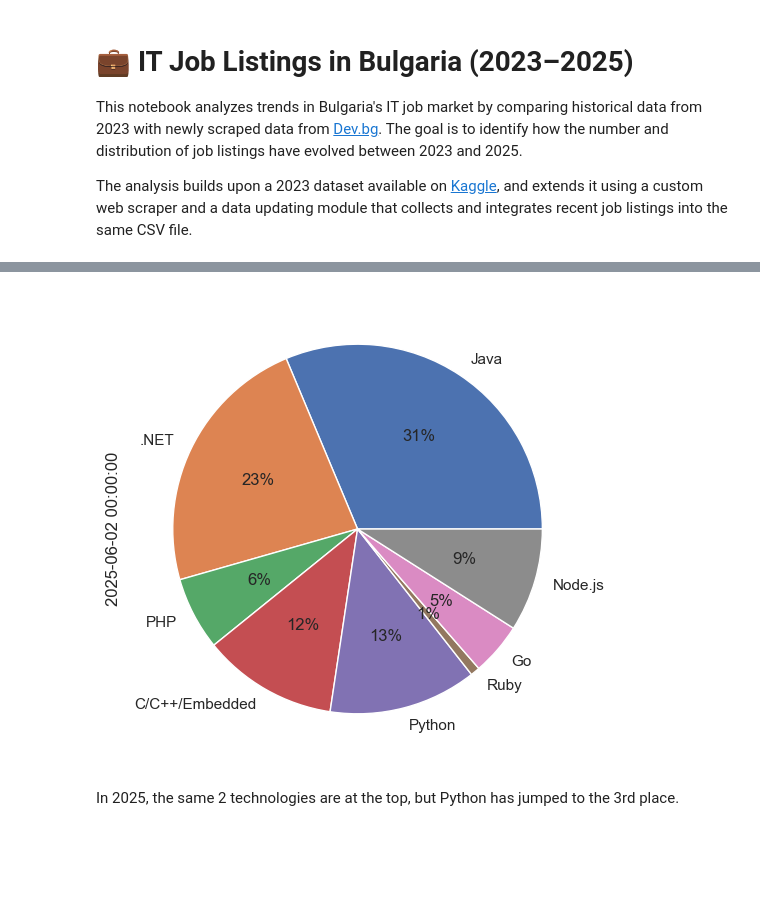
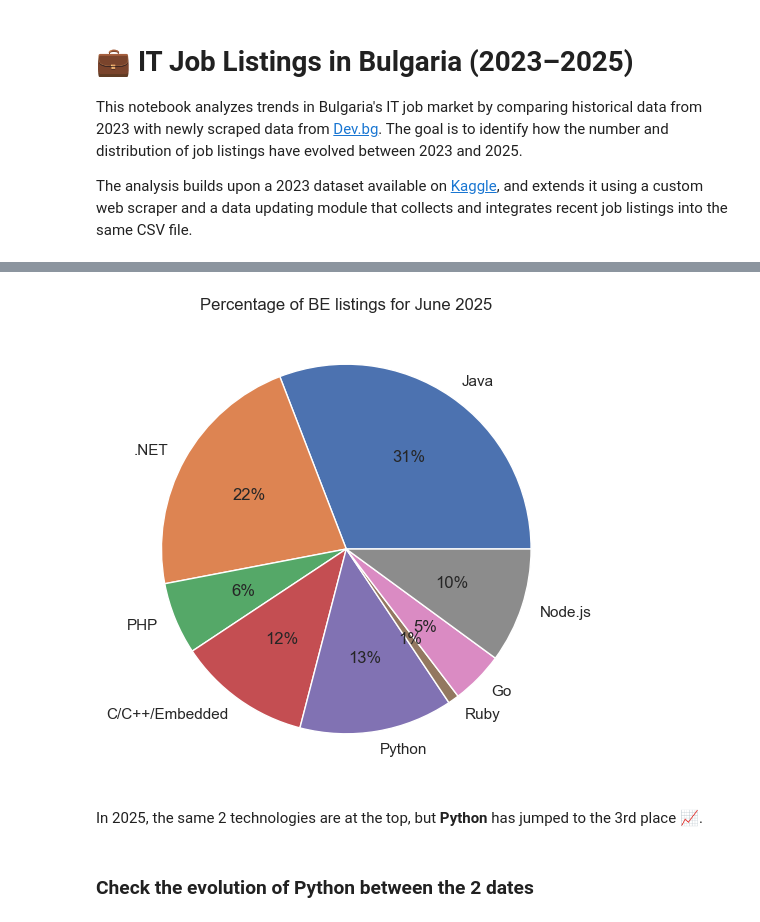
Before and after one commit to Corentin-dupriez/bg-tech-jobs, a Jupyter notebook: Untitled.ipynb, the cells around one changed output, grey strips where cells are left out. Saved outputs shown, nothing was run; the diff lists cells and outputs as text; code cells hidden in the pictures; blank space fills up the shorter version.

```diff
--- a/Untitled.ipynb
+++ b/Untitled.ipynb
@@ -28,2 +32,4 @@ df = pd.read_csv(file)
 # %%
 df['date'] = pd.to_datetime(df['date'])
+# %%
+df.set_index('date', inplace=True)
@@ -71,0 +71,4 @@ memory usage: 21.9 KB
+# %%
+df_grouped_by_month = df.resample('ME').mean().round(2)
+# %%
+df_grouped_by_month = df_grouped_by_month.dropna(axis=0, how='all')
@@ -100,7 +137,8 @@ In 2023, Java and .NET were the first two technologies with the most listings. I
 # %%
 plt.figure(figsize=(10,6))
-(df[['date', 'java', 'dotnet', 'php', 'ccplusplusembeded', 'python', 'ruby', 'go', 'nodejs']]
- .set_index('date')
- .loc['2025-06-02']
+(df_grouped_by_month[['java', 'dotnet', 'php', 'ccplusplusembeded', 'python', 'ruby', 'go', 'nodejs']]
+ .loc['2025-06-30']
  .plot(kind='pie', autopct='%.0f%%', labels=['Java', '.NET', 'PHP', 'C/C++/Embedded', 'Python', 'Ruby', 'Go', 'Node.js']))
+plt.title('Percentage of BE listings for June 2025')
+plt.ylabel(None)
 # %% [output]
@@ -108,4 +146,6 @@ plt.figure(figsize=(10,6))
-[figure, old version]
+[figure, new version]
 # %% [markdown]
-In 2025, the same 2 technologies are at the top, but Python has jumped to the 3rd place.
+In 2025, the same 2 technologies are at the top, but **Python** has jumped to the 3rd place 📈.
+# %% [markdown]
+### Check the evolution of Python between the 2 dates
 # %%
```
Also changed, not shown: parts of 28 cells of this notebook, 2 other files.
